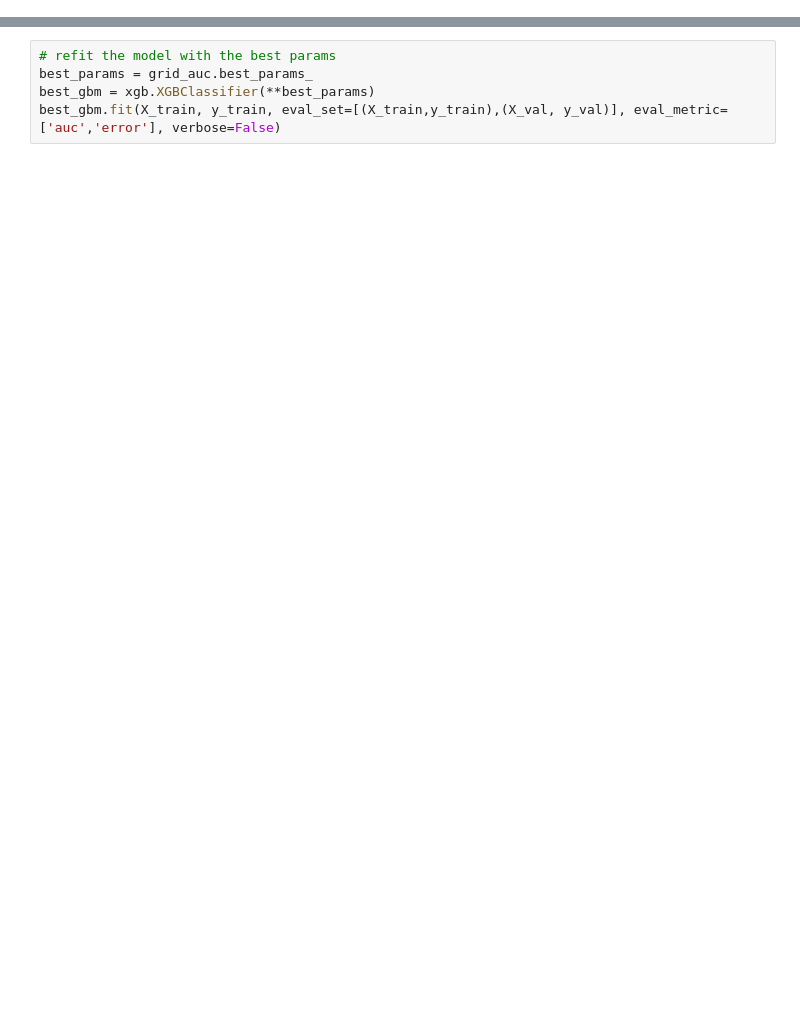
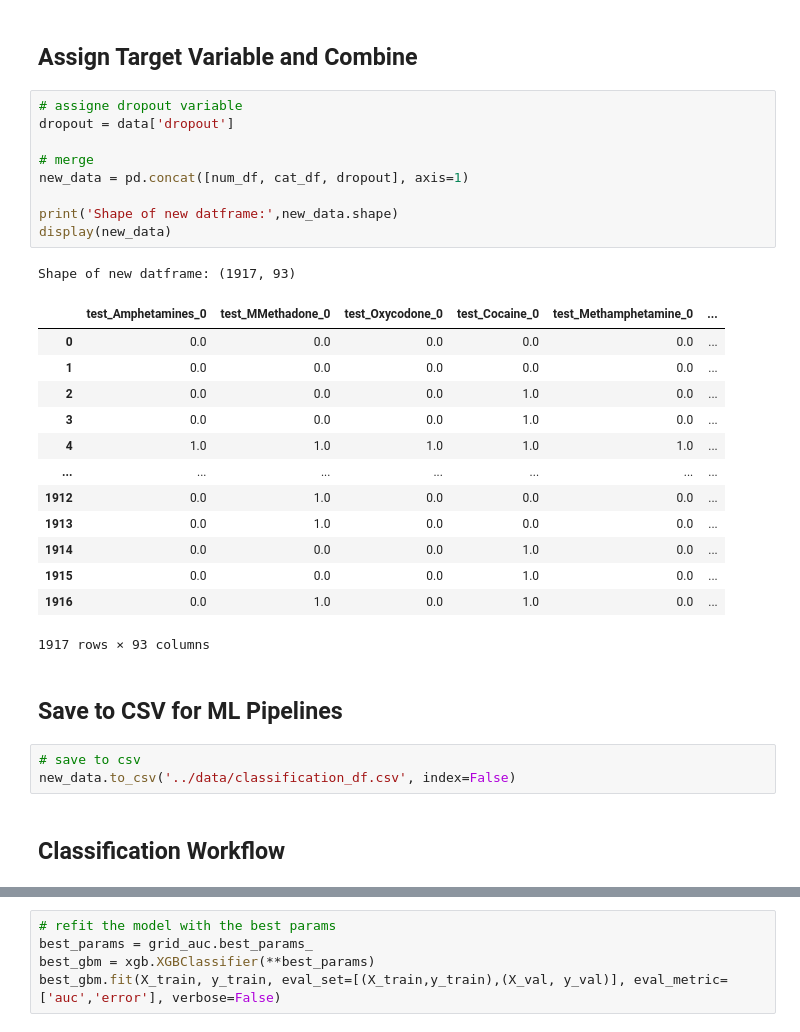
Before and after one commit to DanHerman212/precision_medicine, a Jupyter notebook: code/4_data_modeling.ipynb, the cells around one changed output, grey strips where cells are left out. Cells and saved outputs as stored; diff of their text form; blank space fills up the shorter version.

```diff
--- a/code/4_data_modeling.ipynb
+++ b/code/4_data_modeling.ipynb
@@ -415,0 +207,33 @@ print("Highest ROC AUC found: ", grid_auc.best_score_)
+# %% [markdown]
+## Assign Target Variable and Combine
+# %%
+# assigne dropout variable
+dropout = data['dropout']
+
+# merge
+new_data = pd.concat([num_df, cat_df, dropout], axis=1)
+
+print('Shape of new datframe:',new_data.shape)
+display(new_data)
+# %% [output]
+Shape of new datframe: (1917, 93)
+|  | test_Amphetamines_0 | test_MMethadone_0 | test_Oxycodone_0 | test_Cocaine_0 | test_Methamphetamine_0 | ... |
+| 0 | 0.0 | 0.0 | 0.0 | 0.0 | 0.0 | ... |
+| 1 | 0.0 | 0.0 | 0.0 | 0.0 | 0.0 | ... |
+| 2 | 0.0 | 0.0 | 0.0 | 1.0 | 0.0 | ... |
+| 3 | 0.0 | 0.0 | 0.0 | 1.0 | 0.0 | ... |
+| 4 | 1.0 | 1.0 | 1.0 | 1.0 | 1.0 | ... |
+| ... | ... | ... | ... | ... | ... | ... |
+| 1912 | 0.0 | 1.0 | 0.0 | 0.0 | 0.0 | ... |
+| 1913 | 0.0 | 1.0 | 0.0 | 0.0 | 0.0 | ... |
+| 1914 | 0.0 | 0.0 | 0.0 | 1.0 | 0.0 | ... |
+| 1915 | 0.0 | 0.0 | 0.0 | 1.0 | 0.0 | ... |
+| 1916 | 0.0 | 1.0 | 0.0 | 1.0 | 0.0 | ... |
+1917 rows × 93 columns
+# %% [markdown]
+## Save to CSV for ML Pipelines
+# %%
+# save to csv
+new_data.to_csv('../data/classification_df.csv', index=False)
+# %% [markdown]
+## Classification Workflow
```
Also changed, not shown: parts of 50 cells of this notebook, 2 other files.
